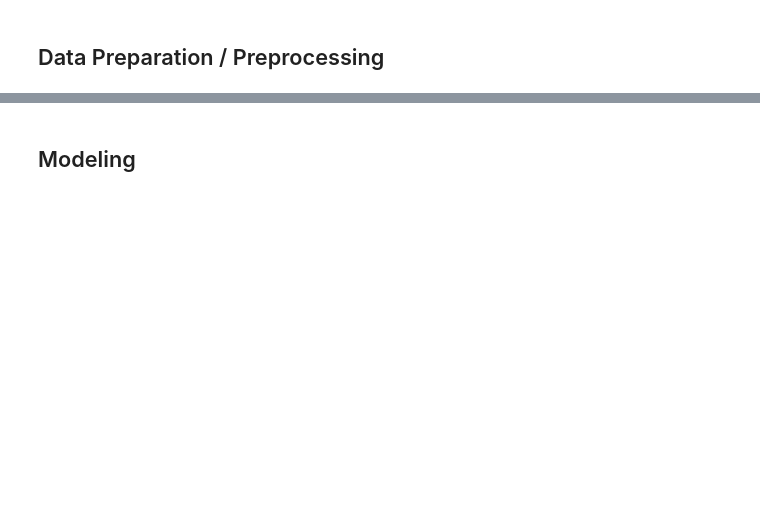
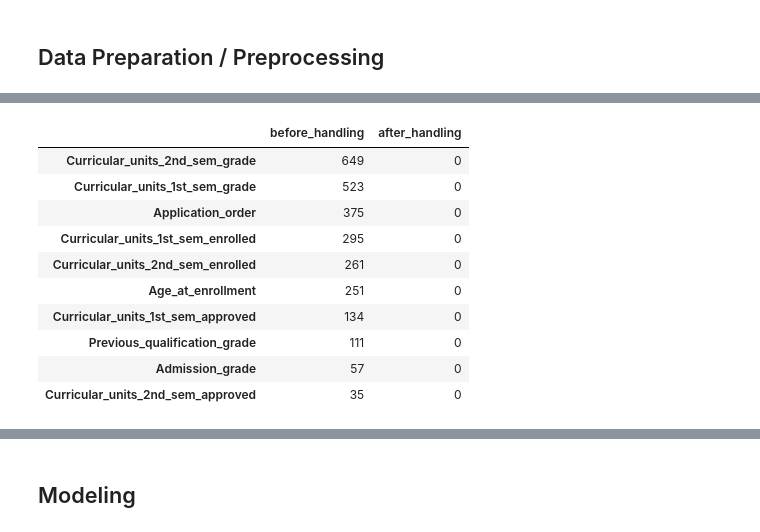
Before and after one commit to 9Out/Submission-Menyelesaikan-Permasalahan-Institusi-Pendidikan, a Jupyter notebook: notebook.ipynb, the cells around one changed output, grey strips where cells are left out. Saved outputs shown, nothing was run; the diff lists cells and outputs as text; code cells hidden in the pictures; blank space fills up the shorter version.

```diff
--- a/notebook.ipynb
+++ b/notebook.ipynb
@@ -301,0 +304,71 @@ dtype: float64
+# %%
+selected_features = [
+    'Marital_status', 'Application_mode', 'Application_order', 'Course',
+    'Daytime_evening_attendance', 'Previous_qualification', 'Previous_qualification_grade',
+    'Admission_grade', 'Displaced', 'Debtor', 'Tuition_fees_up_to_date', 'Gender',
+    'Scholarship_holder', 'Age_at_enrollment', 'Curricular_units_1st_sem_enrolled',
+    'Curricular_units_1st_sem_approved', 'Curricular_units_1st_sem_grade',
+    'Curricular_units_2nd_sem_enrolled', 'Curricular_units_2nd_sem_approved',
+    'Curricular_units_2nd_sem_grade', 'Unemployment_rate', 'Inflation_rate', 'GDP'
+]
+
+categorical_features = [
+    'Marital_status', 'Application_mode', 'Course', 'Daytime_evening_attendance',
+    'Previous_qualification', 'Displaced', 'Debtor', 'Tuition_fees_up_to_date',
+    'Gender', 'Scholarship_holder'
+]
+
+numeric_features = [col for col in selected_features if col not in categorical_features]
+
+X = df[selected_features].copy()
+y = df['Target'].copy()
+
+X_train, X_test, y_train, y_test = train_test_split(X, y, test_size=0.2, stratify=y, random_state=42)
+
+outlier_before = {}
+for col in numeric_features:
+    q1 = X_train[col].quantile(0.25)
+    q3 = X_train[col].quantile(0.75)
+    iqr = q3 - q1
+    lower = q1 - 1.5 * iqr
+    upper = q3 + 1.5 * iqr
+    outlier_before[col] = int(((X_train[col] < lower) | (X_train[col] > upper)).sum())
+
+clipper = IQRClipper().fit(X_train[numeric_features])
+X_train_clipped = pd.DataFrame(clipper.transform(X_train[numeric_features]), columns=numeric_features, index=X_train.index)
+
+outlier_after = {}
+for col in numeric_features:
+    q1 = X_train_clipped[col].quantile(0.25)
+    q3 = X_train_clipped[col].quantile(0.75)
+    iqr = q3 - q1
+    lower = q1 - 1.5 * iqr
+    upper = q3 + 1.5 * iqr
+    outlier_after[col] = int(((X_train_clipped[col] < lower) | (X_train_clipped[col] > upper)).sum())
+
+outlier_comparison = pd.DataFrame({'before_handling': outlier_before, 'after_handling': outlier_after}).sort_values('before_handling', ascending=False)
+print('Perbandingan jumlah outlier sebelum dan sesudah handling:')
+display(outlier_comparison.head(10))
+
+numeric_transformer = Pipeline([
+    ('imputer', SimpleImputer(strategy='median')),
+    ('clipper', IQRClipper()),
+    ('scaler', StandardScaler()),
+])
+
+categorical_transformer = Pipeline([
+    ('imputer', SimpleImputer(strategy='most_frequent')),
+    ('onehot', OneHotEncoder(handle_unknown='ignore', sparse_output=False)),
+])
+
+preprocessor = ColumnTransformer([
+    ('num', numeric_transformer, numeric_features),
+    ('cat', categorical_transformer, categorical_features),
+], remainder='drop')
+
+print('Jumlah fitur terpilih:', len(selected_features))
+print('Fitur kategorikal:', categorical_features)
+print('Fitur numerik:', numeric_features)
+print('Distribusi target train set:')
+display(y_train.value_counts().to_frame('count'))
+# %% [output]
@@ -301,0 +376,11 @@ dtype: float64
+|  | before_handling | after_handling |
+| Curricular_units_2nd_sem_grade | 649 | 0 |
+| Curricular_units_1st_sem_grade | 523 | 0 |
+| Application_order | 375 | 0 |
+| Curricular_units_1st_sem_enrolled | 295 | 0 |
+| Curricular_units_2nd_sem_enrolled | 261 | 0 |
+| Age_at_enrollment | 251 | 0 |
+| Curricular_units_1st_sem_approved | 134 | 0 |
+| Previous_qualification_grade | 111 | 0 |
+| Admission_grade | 57 | 0 |
+| Curricular_units_2nd_sem_approved | 35 | 0 |
```
Also changed, not shown: parts of 58 cells of this notebook, 9 other files.
